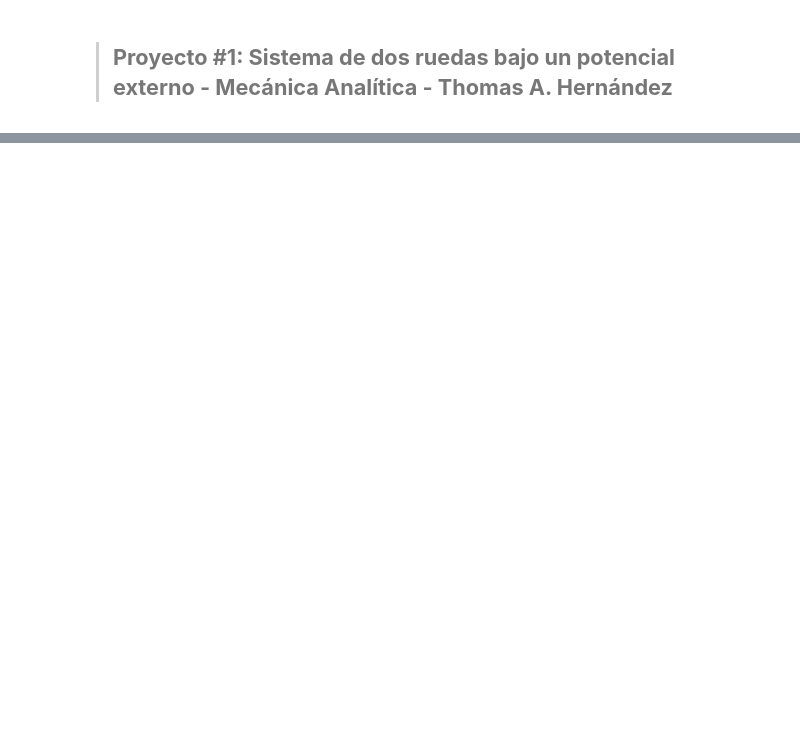
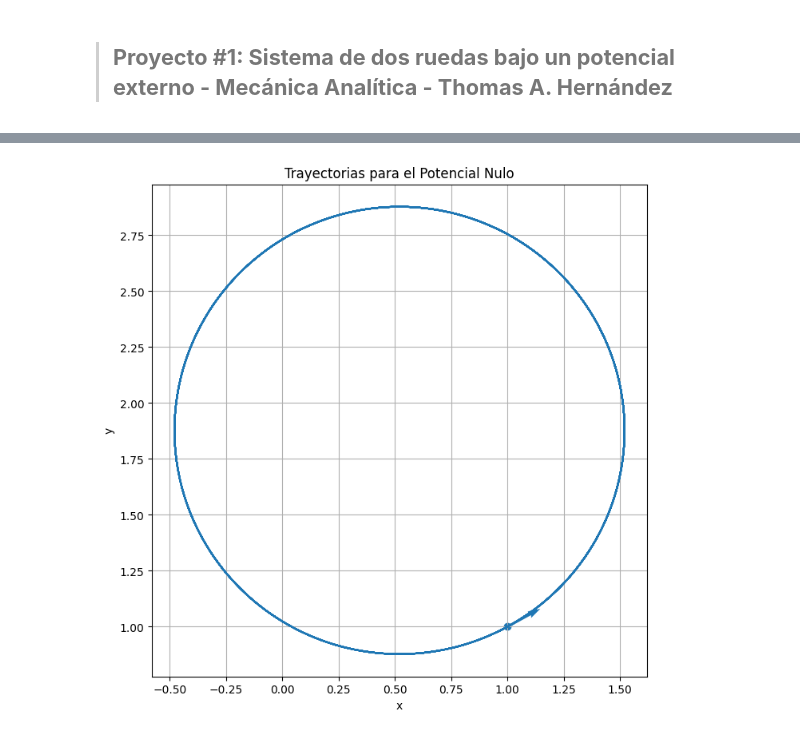
Before and after one commit to ThomAnkhe/Proyectos_Mecanica_Analitica, a Jupyter notebook: Proyecto_1/Codigo_Graficas.ipynb, the cells around one changed output, grey strips where cells are left out. Cells and saved outputs as stored; diff of their text form; code cells hidden in the pictures; blank space fills up the shorter version.

Commit message:
Código de las Gráficas terminado.

```diff
--- a/Proyecto_1/Codigo_Graficas.ipynb
+++ b/Proyecto_1/Codigo_Graficas.ipynb
@@ -143,0 +12,4 @@ plt.show()
+# %%
+m, M, a, b = 1.0, 1.0, 1.0, 1.0 # Masa de una rueda (m), masa de la barra (M), radio de las ruedas (a) y semi-longitud de la barra (b).
+Im = (m*(a**2))/2 # Momento de inercia de las ruedas.
+lambda_const = (1 + ((a**2)*(M + 2*m))/(Im))**(-1) # Constante del multiplicador de Lagrange lambda_2.
@@ -143,0 +24,34 @@ plt.show()
+# %%
+# Condiciones iniciales:
+t1 = np.linspace(0, 60, 10000)
+x_0, y_0, theta_0, dtheta_0, dPhi_0 = 1.0, 1.0, 0.5, 1.0, 1.0
+
+# Ángulo de la dirección del movimiento:
+theta_t1 = dtheta_0*t1 + theta_0
+
+# Fase media del centro de masa:
+Phi_t1 = dPhi_0*t1 + 0.0
+
+# Posiciones x(t) y y(t):
+x_t1 = a*(dPhi_0/dtheta_0)*np.sin(theta_t1) - a*(dPhi_0/dtheta_0)*np.sin(theta_0) + x_0
+y_t1 = -a*(dPhi_0/dtheta_0)*np.cos(theta_t1) + a*(dPhi_0/dtheta_0)*np.cos(theta_0) + y_0
+
+# Gráfica: ----------------------------------------------------------------------------------------------------
+fig, ax = plt.subplots(figsize=(8, 8))
+ax.scatter(x_0, y_0) # Aquí el punto indica la posición inicial en el plano xy.
+ax.plot(x_t1, y_t1)
+
+# Aquí creo la flecha de la velocidad inicial para indicar el sentido de la trayectoria.
+dx = x_t1[1] - x_t1[0]
+dy = y_t1[1] - y_t1[0]
+norm = 3*np.sqrt(dx**2 + dy**2) # No es realmente la norma, es tres veces el valor. La fecha se veía muy grande.
+
+ax.quiver(x_0, y_0, dx/norm, dy/norm, color = "C0", angles = 'xy', scale_units = 'xy', scale = 2, width = 0.005)
+
+ax.set_title("Trayectorias para el Potencial Nulo")
+ax.set_xlabel("x")
+ax.set_ylabel("y")
+
+ax.grid()
+# %% [output]
+[figure, added]
```
Also changed, not shown: parts of 22 cells of this notebook, 6 other files.
